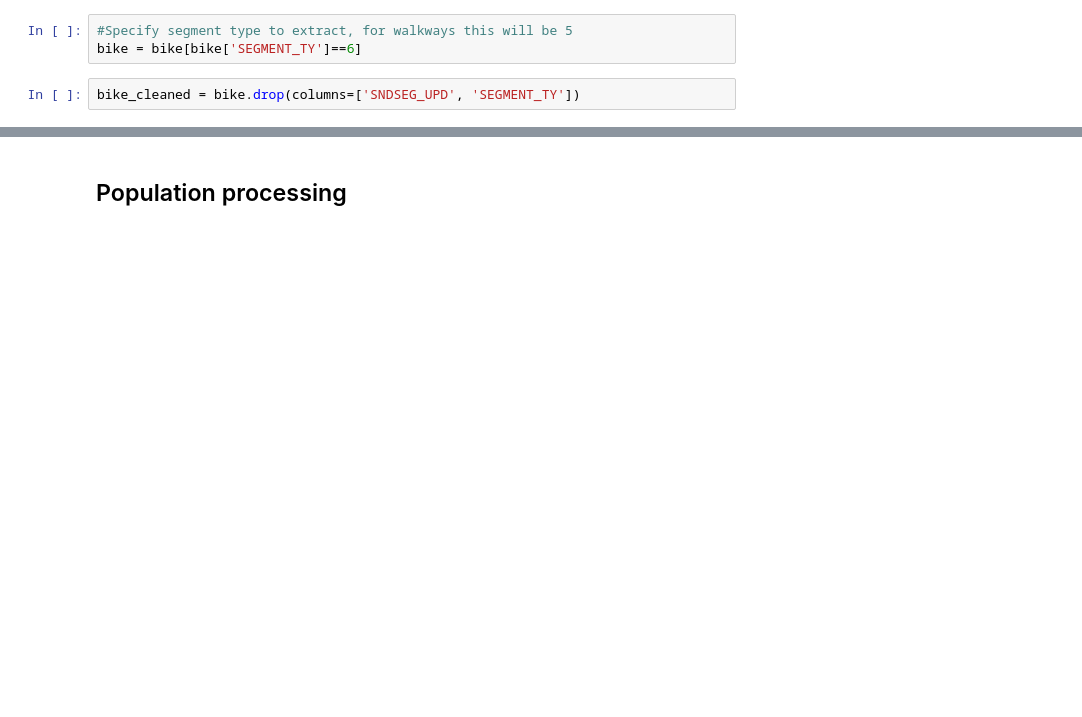
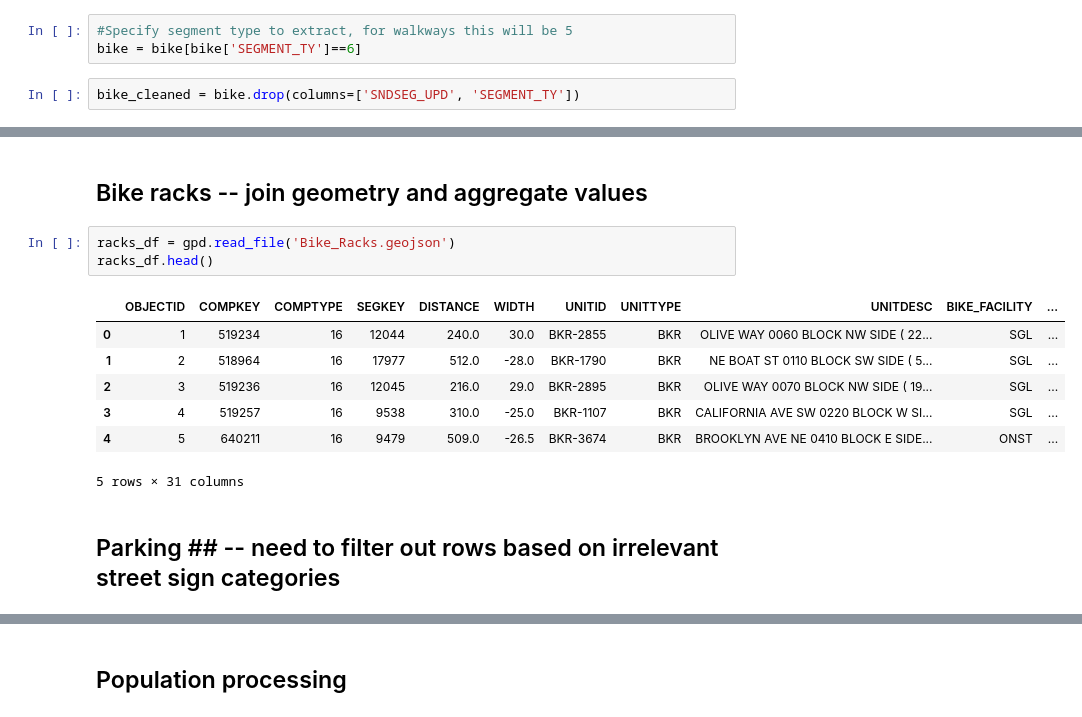
Before and after one commit to Greening-Seattle/Prediction, a Jupyter notebook: Prediction_GeoSegmentation.ipynb, the cells around one changed output, grey strips where cells are left out. Saved outputs shown, nothing was run; the diff lists cells and outputs as text; blank space fills up the shorter version.

```diff
--- a/Prediction_GeoSegmentation.ipynb
+++ b/Prediction_GeoSegmentation.ipynb
@@ -213,0 +209,15 @@ _Population_
+# %% [markdown]
+## Bike racks -- join geometry and aggregate values
+# %%
+racks_df = gpd.read_file('Bike_Racks.geojson')
+racks_df.head()
+# %% [output]
+|  | OBJECTID | COMPKEY | COMPTYPE | SEGKEY | DISTANCE | WIDTH | UNITID | UNITTYPE | UNITDESC | BIKE_FACILITY | ... |
+| 0 | 1 | 519234 | 16 | 12044 | 240.0 | 30.0 | BKR-2855 | BKR | OLIVE WAY 0060 BLOCK NW SIDE ( 22... | SGL | ... |
+| 1 | 2 | 518964 | 16 | 17977 | 512.0 | -28.0 | BKR-1790 | BKR | NE BOAT ST 0110 BLOCK SW SIDE ( 5... | SGL | ... |
+| 2 | 3 | 519236 | 16 | 12045 | 216.0 | 29.0 | BKR-2895 | BKR | OLIVE WAY 0070 BLOCK NW SIDE ( 19... | SGL | ... |
+| 3 | 4 | 519257 | 16 | 9538 | 310.0 | -25.0 | BKR-1107 | BKR | CALIFORNIA AVE SW 0220 BLOCK W SI... | SGL | ... |
+| 4 | 5 | 640211 | 16 | 9479 | 509.0 | -26.5 | BKR-3674 | BKR | BROOKLYN AVE NE 0410 BLOCK E SIDE... | ONST | ... |
+5 rows × 31 columns
+# %% [markdown]
+## Parking ## -- need to filter out rows based on irrelevant street sign categories
```
Also changed, not shown: parts of 28 cells of this notebook.
